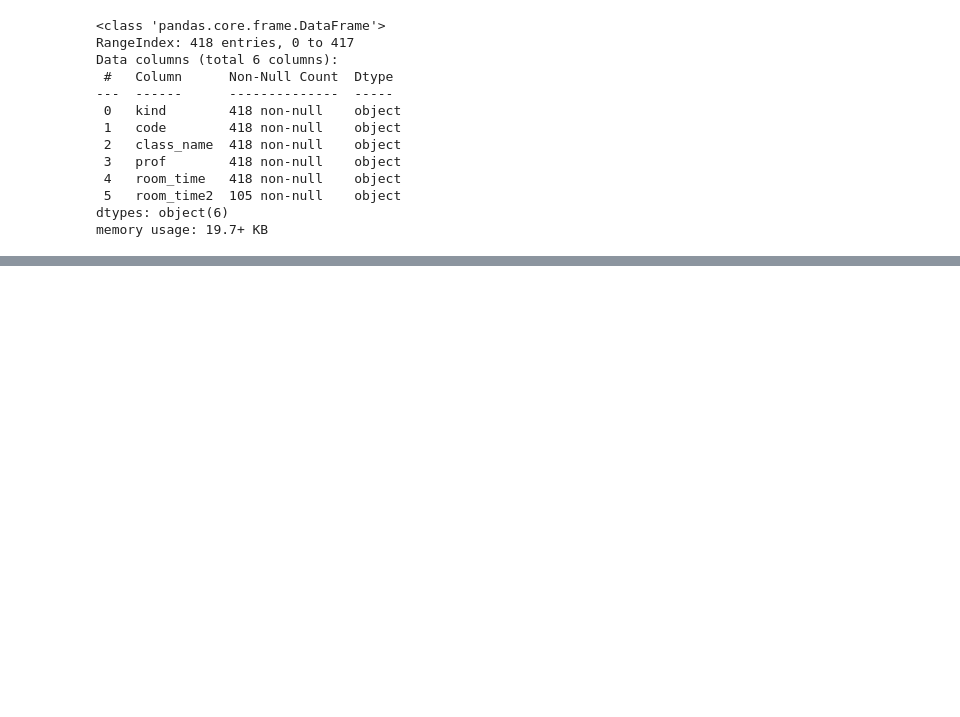
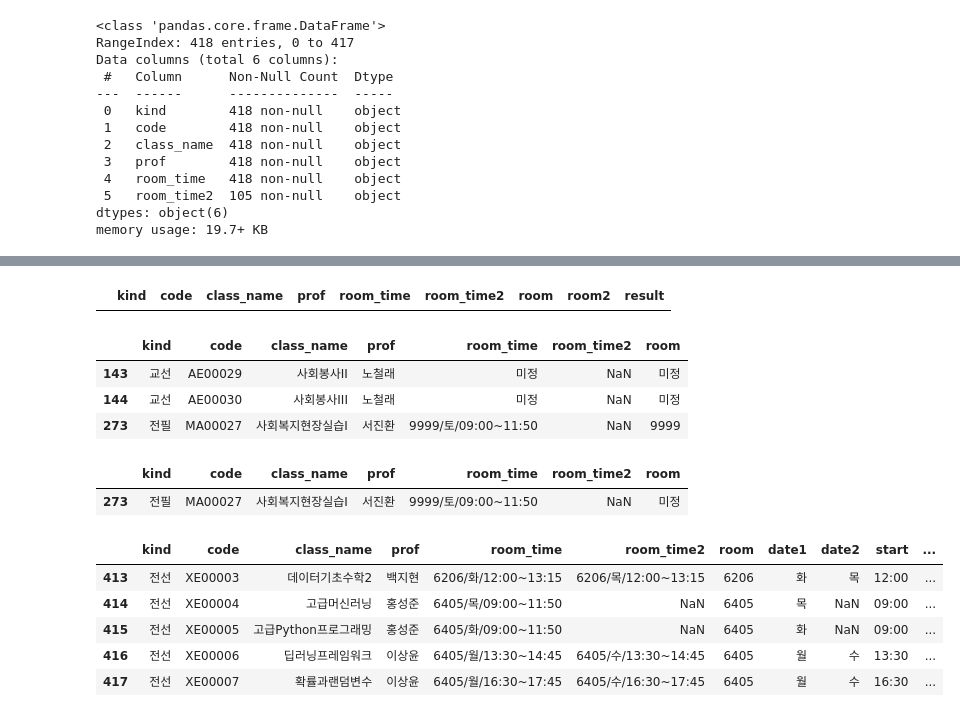
Before and after one commit to sujeengim/MapinSkhu-Data, a Jupyter notebook: second-try/data2.ipynb, the cells around one changed output, grey strips where cells are left out. Drawn from its saved outputs; the diff is of its cells as text; code cells hidden in the pictures; blank space fills up the shorter version.

```diff
--- a/second-try/data2.ipynb
+++ b/second-try/data2.ipynb
@@ -215,0 +275,25 @@ memory usage: 19.7+ KB
+# %%
+# room != room2 데이터 추출
+df[df.result.isna()]
+# %% [output]
+|  | kind | code | class_name | prof | room_time | room_time2 | room | room2 | result |
+# %%
+data['room'] = df['result']
+# %%
+## 강의실 미정, 이상치 데이터 추출
+
+df = data.copy(deep=True)
+df[df['room'].str.contains('9999') | df['room'].str.contains('미정')]
+# %% [output]
+|  | kind | code | class_name | prof | room_time | room_time2 | room |
+| 143 | 교선 | AE00029 | 사회봉사II | 노철래 | 미정 | NaN | 미정 |
+| 144 | 교선 | AE00030 | 사회봉사III | 노철래 | 미정 | NaN | 미정 |
+| 273 | 전필 | MA00027 | 사회복지현장실습I | 서진환 | 9999/토/09:00~11:50 | NaN | 9999 |
+# %%
+# 9999를 미정으로
+data.at[273, 'room'] = '미정'
+# %%
+data.loc[[273]]
+# %% [output]
+|  | kind | code | class_name | prof | room_time | room_time2 | room |
+| 273 | 전필 | MA00027 | 사회복지현장실습I | 서진환 | 9999/토/09:00~11:50 | NaN | 미정 |
@@ -215,0 +315,9 @@ memory usage: 19.7+ KB
+# %%
+data.tail()
+# %% [output]
+|  | kind | code | class_name | prof | room_time | room_time2 | room | date1 | date2 | start | ... |
+| 413 | 전선 | XE00003 | 데이터기초수학2 | 백지현 | 6206/화/12:00~13:15 | 6206/목/12:00~13:15 | 6206 | 화 | 목 | 12:00 | ... |
+| 414 | 전선 | XE00004 | 고급머신러닝 | 홍성준 | 6405/목/09:00~11:50 | NaN | 6405 | 목 | NaN | 09:00 | ... |
+| 415 | 전선 | XE00005 | 고급Python프로그래밍 | 홍성준 | 6405/화/09:00~11:50 | NaN | 6405 | 화 | NaN | 09:00 | ... |
+| 416 | 전선 | XE00006 | 딥러닝프레임워크 | 이상윤 | 6405/월/13:30~14:45 | 6405/수/13:30~14:45 | 6405 | 월 | 수 | 13:30 | ... |
+| 417 | 전선 | XE00007 | 확률과랜덤변수 | 이상윤 | 6405/월/16:30~17:45 | 6405/수/16:30~17:45 | 6405 | 월 | 수 | 16:30 | ... |
```
Also changed, not shown: parts of 21 cells of this notebook.
